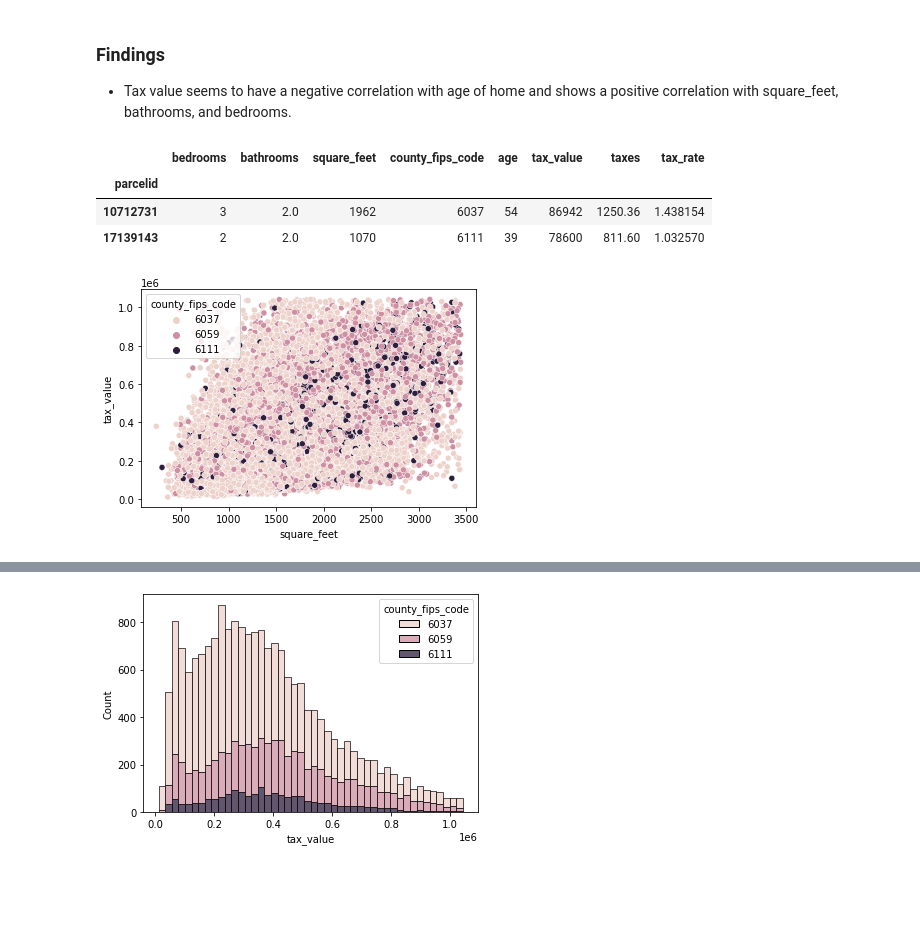
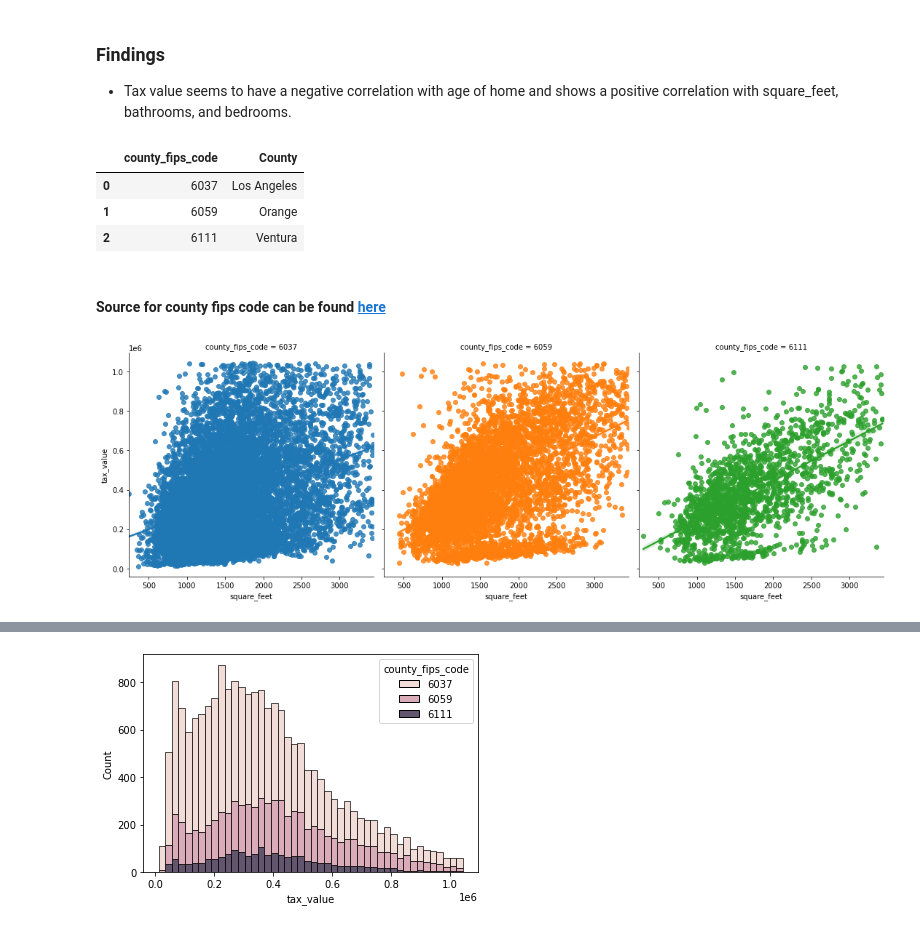
Before and after one commit to aliciag92/regression-project, a Jupyter notebook: zillow-report.ipynb, the cells around one changed output, grey strips where cells are left out. Drawn from its saved outputs; the diff is of its cells as text; code cells hidden in the pictures; blank space fills up the shorter version.

Commit message:
need to include data dictionary

```diff
--- a/zillow-report.ipynb
+++ b/zillow-report.ipynb
@@ -165,8 +165,8 @@ Text(0.5, 1.0, 'Distribution of square feet')
 # %% [markdown]
 # Data Preparation
 # %%
-df = wrangle.clean_zillow(df)
-df.head()
+zillow_df = wrangle.clean_zillow(df)
+zillow_df.head()
 # %% [output]
 |  | bedrooms | bathrooms | square_feet | county_fips_code | age | tax_value | taxes | tax_rate |
 | parcelid |  |  |  |  |  |  |  |  |
@@ -206,3 +217,6 @@ Insert data dictionary here
+# %%
+#make a new df to hold data needed for exploration, modeling and evaluation
+df = zillow_df.drop(columns=['taxes', 'tax_rate'])
 # %%
 #split the data using the split function in wrangle.py
 train, validate, test = wrangle.split(df)
@@ -288,15 +301,27 @@ plot_variable_pairs(train)
 # %% [markdown]
 ### Findings
 - Tax value seems to have a negative correlation with age of home and shows a positive correlation with square_feet, bathrooms, and bedrooms.
-# %%
-train.head(2)
-# %% [output]
-|  | bedrooms | bathrooms | square_feet | county_fips_code | age | tax_value | taxes | tax_rate |
-| parcelid |  |  |  |  |  |  |  |  |
-| 10712731 | 3 | 2.0 | 1962 | 6037 | 54 | 86942 | 1250.36 | 1.438154 |
-| 17139143 | 2 | 2.0 | 1070 | 6111 | 39 | 78600 | 811.60 | 1.032570 |
+# %%
+#create a df to show the name of the county for each fips code
+county = pd.DataFrame({'county_fips_code': [6037, 6059, 6111],
+                       'County': ['Los Angeles', 'Orange', 'Ventura']})
+county.head()
+# %% [output]
+|  | county_fips_code | County |
+| 0 | 6037 | Los Angeles |
+| 1 | 6059 | Orange |
+| 2 | 6111 | Ventura |
+# %% [markdown]
+#### Source for county fips code can be found [here](https://www.nrcs.usda.gov/wps/portal/nrcs/detail/national/home/?cid=nrcs143_013697)
 # %%
-sns.scatterplot(data=train, x='square_feet', y='tax_value', hue = 'county_fips_code')
+#Visualize how square footage influences the property's assessed value by county
+sns.lmplot(data=train,
+           x='square_feet',
+           y='tax_value',
+           hue = 'county_fips_code',
+           col = 'county_fips_code',
+           col_wrap=3)
+
 plt.show()
 # %% [output]
-[figure, old version]
+[figure, new version]
```
Also changed, not shown: parts of 37 cells of this notebook.
